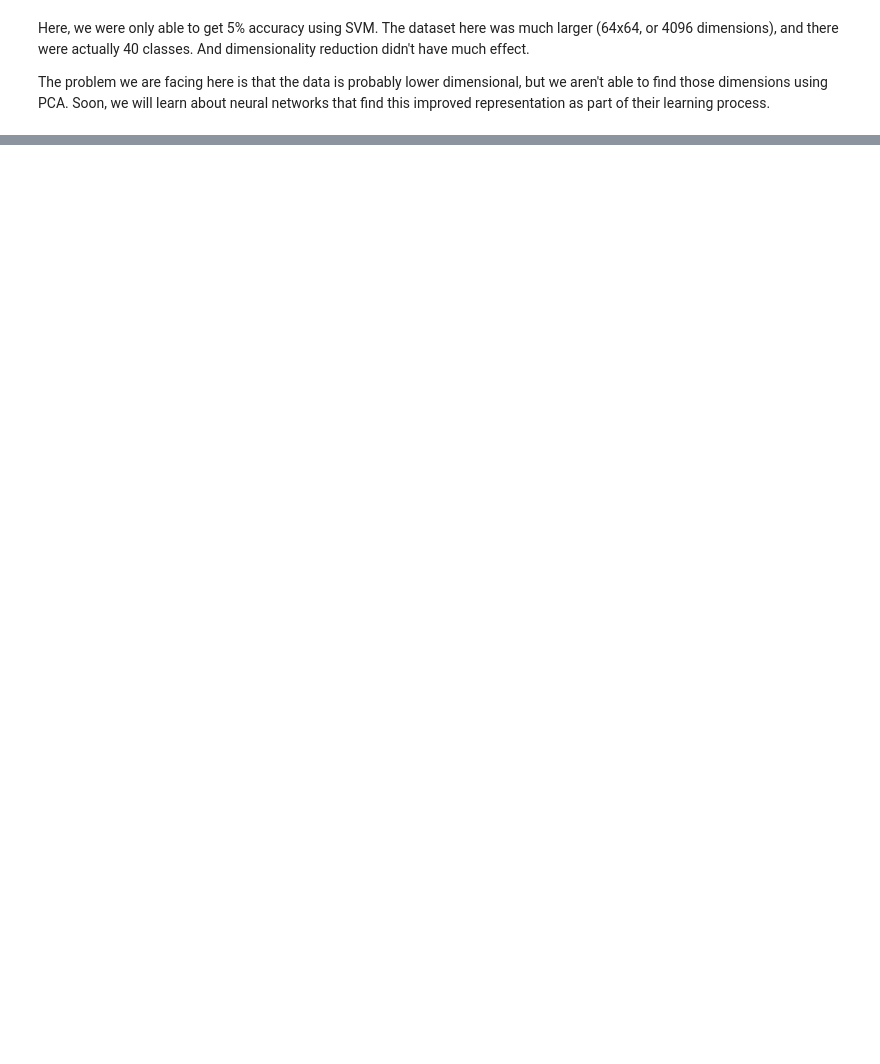
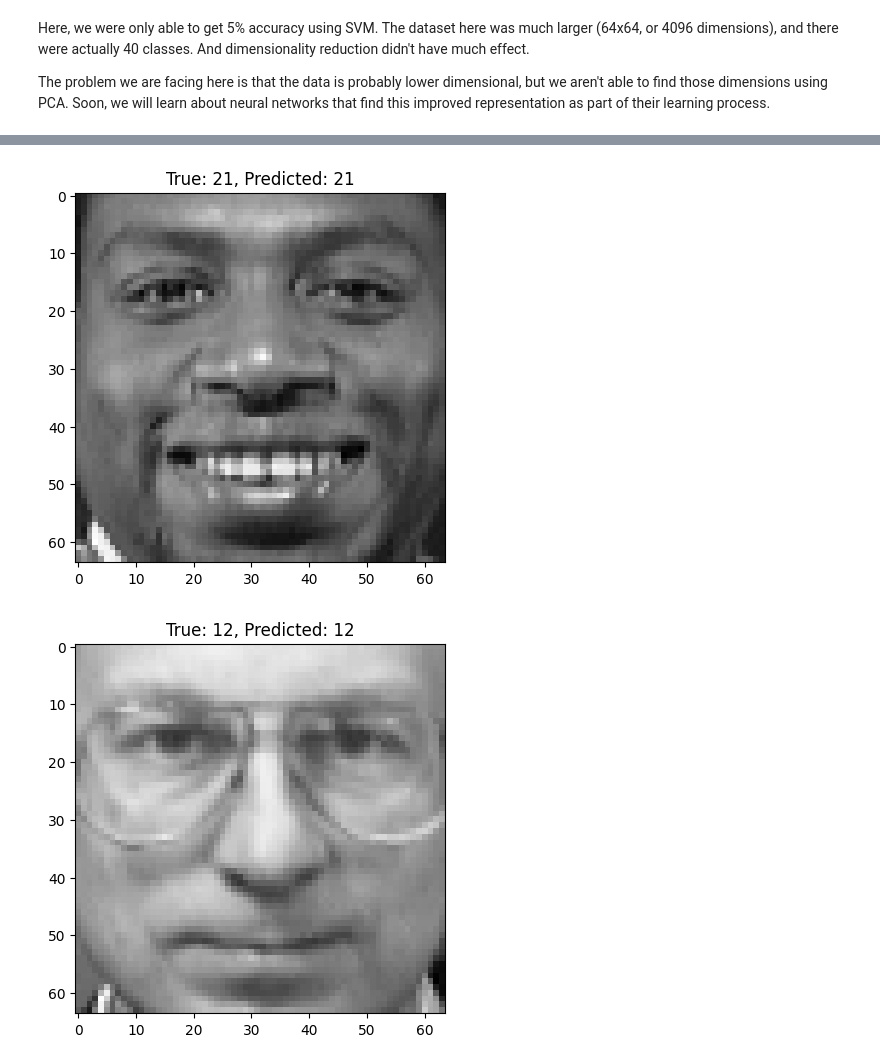
Before and after one commit to Brandeis-Visual-Analytics/COSI-104A-S25-Lecture-Notes, a Jupyter notebook: Mar31-Learning-Over-Images.ipynb, the cells around one changed output, grey strips where cells are left out. Drawn from its saved outputs; the diff is of its cells as text; code cells hidden in the pictures; blank space fills up the shorter version.

```diff
--- a/Mar31-Learning-Over-Images.ipynb
+++ b/Mar31-Learning-Over-Images.ipynb
@@ -254,0 +381,3 @@ The problem we are facing here is that the data is probably lower dimensional, b
+# %%
+PATH = './cifar_net.pth'
+torch.save(net.state_dict(), PATH)
@@ -254,0 +553,28 @@ The problem we are facing here is that the data is probably lower dimensional, b
+# %%
+# Now, we train.
+
+criterion = nn.CrossEntropyLoss()
+optimizer = optim.SGD(net.parameters(), lr=0.001, momentum=0.9)
+i=0
+for epoch in range(50):  # loop over the dataset multiple times
+
+    running_loss = 0.0
+
+    for images_batch, labels_batch in train_dataloader:
+        i+=1
+        # zero the parameter gradients
+        optimizer.zero_grad()
+
+        # forward + backward + optimize
+        outputs = net(images_batch)
+        loss = criterion(outputs, labels_batch)
+        loss.backward()
+        optimizer.step()
+
+        # print statistics
+        running_loss += loss.item()
+        if i % 200 == 199:  # print every 200 mini-batches
+            print(f'[{epoch + 1}, {i + 1:5d}] loss: {running_loss / 200:.3f}')
+            running_loss = 0.0
+
+print('Finished Training')
@@ -254,0 +599,16 @@ The problem we are facing here is that the data is probably lower dimensional, b
+# %%
+# Evaluation on test set
+net.eval()
+with torch.no_grad():
+    for images_batch, labels_batch in test_dataloader:
+        outputs = net(images_batch)
+        _, predicted = torch.max(outputs, 1)
+
+        #Print image and prediction
+        image = images_batch.squeeze().numpy() #remove channel dimension and convert to numpy.
+        plt.imshow(image, cmap='gray')
+        plt.title(f"True: {labels_batch.item()}, Predicted: {predicted.item()}")
+        plt.show()
+# %% [output]
+[figure, added]
+[figure, added]
```
Also changed, not shown: parts of 20 cells of this notebook.
